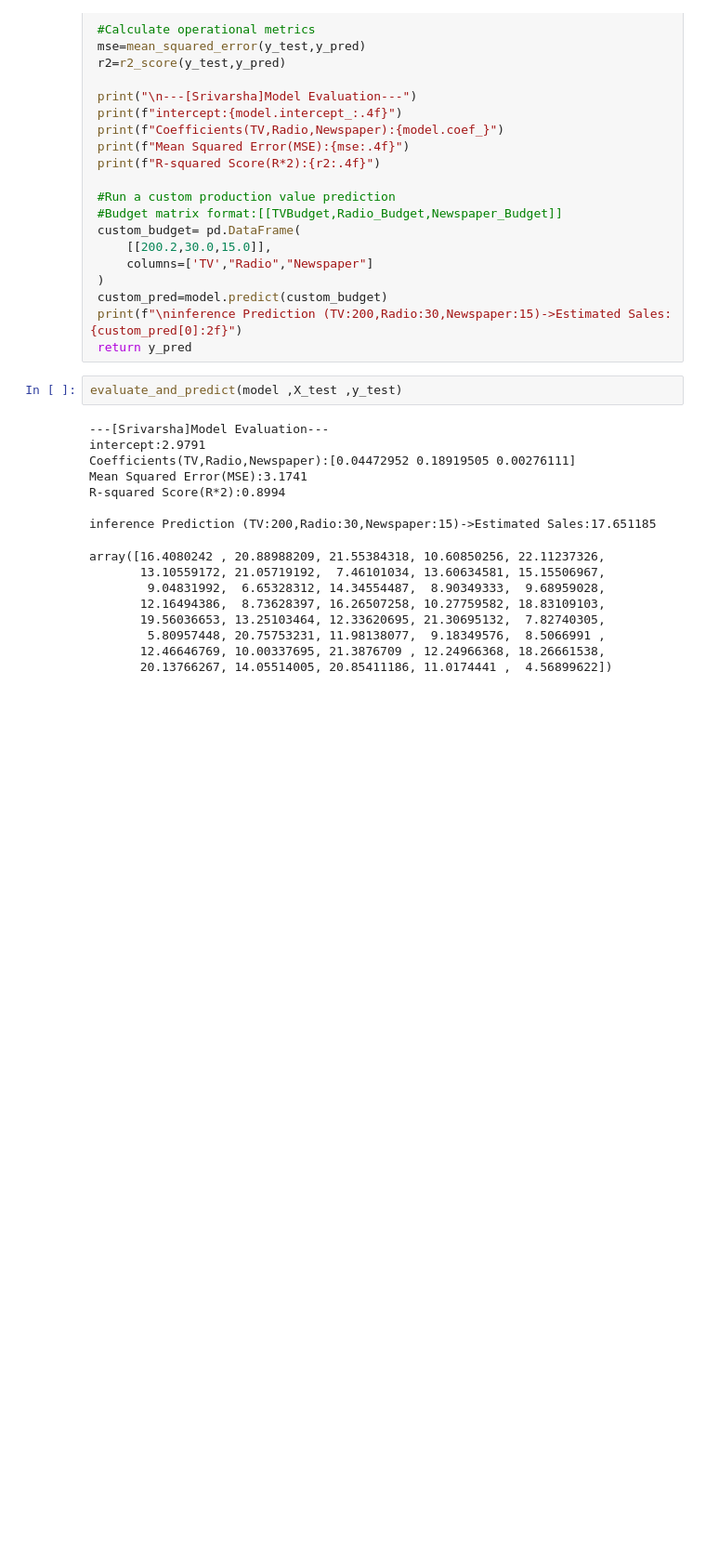
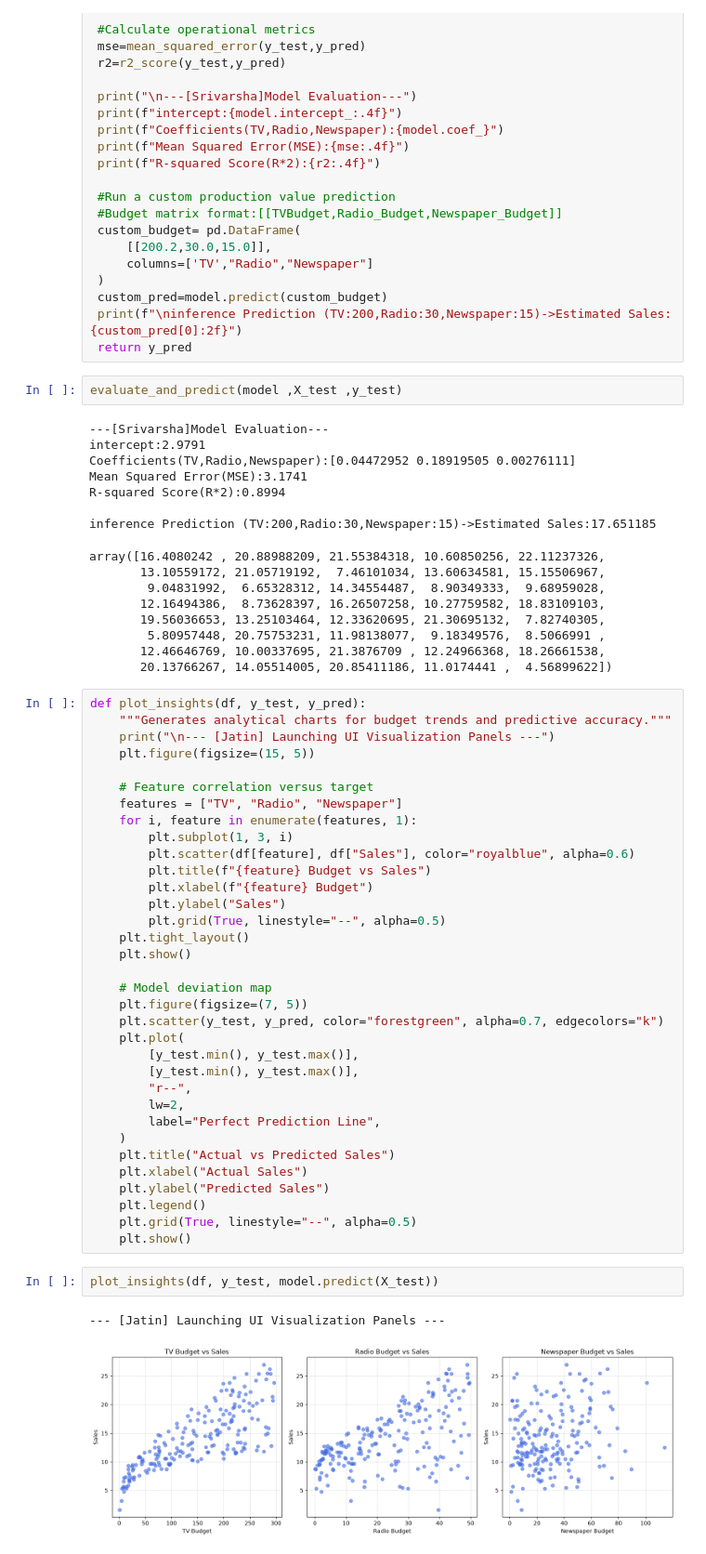
Before and after one commit to 2026aib1092-hash/Mini-Project-Group-76, a Jupyter notebook: ML_model_prediction.ipynb, the cells around one changed output. Shown at 93% size. Drawn from its saved outputs; the diff is of its cells as text; blank space fills up the shorter version.

Commit message:
Done Data Visualization and Diagnostics
Also plotted the graphs

```diff
--- a/ML_model_prediction.ipynb
+++ b/ML_model_prediction.ipynb
@@ -129,3 +129,42 @@ array([16.4080242 , 20.88988209, 21.55384318, 10.60850256, 22.11237326,
         5.80957448, 20.75753231, 11.98138077,  9.18349576,  8.5066991 ,
        12.46646769, 10.00337695, 21.3876709 , 12.24966368, 18.26661538,
        20.13766267, 14.05514005, 20.85411186, 11.0174441 ,  4.56899622])
+# %%
+def plot_insights(df, y_test, y_pred):
+    """Generates analytical charts for budget trends and predictive accuracy."""
+    print("\n--- [Jatin] Launching UI Visualization Panels ---")
+    plt.figure(figsize=(15, 5))
+
+    # Feature correlation versus target
+    features = ["TV", "Radio", "Newspaper"]
+    for i, feature in enumerate(features, 1):
+        plt.subplot(1, 3, i)
+        plt.scatter(df[feature], df["Sales"], color="royalblue", alpha=0.6)
+        plt.title(f"{feature} Budget vs Sales")
+        plt.xlabel(f"{feature} Budget")
+        plt.ylabel("Sales")
+        plt.grid(True, linestyle="--", alpha=0.5)
+    plt.tight_layout()
+    plt.show()
+
+    # Model deviation map
+    plt.figure(figsize=(7, 5))
+    plt.scatter(y_test, y_pred, color="forestgreen", alpha=0.7, edgecolors="k")
+    plt.plot(
+        [y_test.min(), y_test.max()],
+        [y_test.min(), y_test.max()],
+        "r--",
+        lw=2,
+        label="Perfect Prediction Line",
+    )
+    plt.title("Actual vs Predicted Sales")
+    plt.xlabel("Actual Sales")
+    plt.ylabel("Predicted Sales")
+    plt.legend()
+    plt.grid(True, linestyle="--", alpha=0.5)
+    plt.show()
+# %%
+plot_insights(df, y_test, model.predict(X_test))
+# %% [output]
+--- [Jatin] Launching UI Visualization Panels ---
+[figure, added]
```
Also changed, not shown: parts of 2 cells of this notebook.
